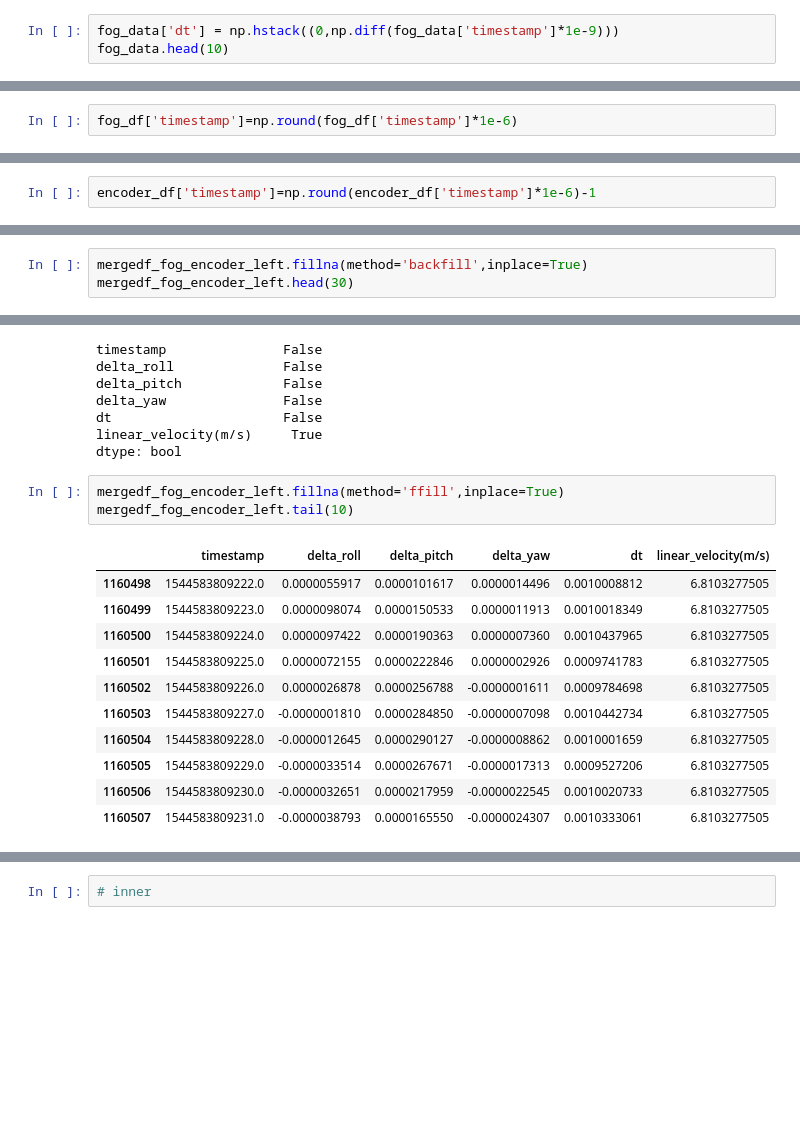
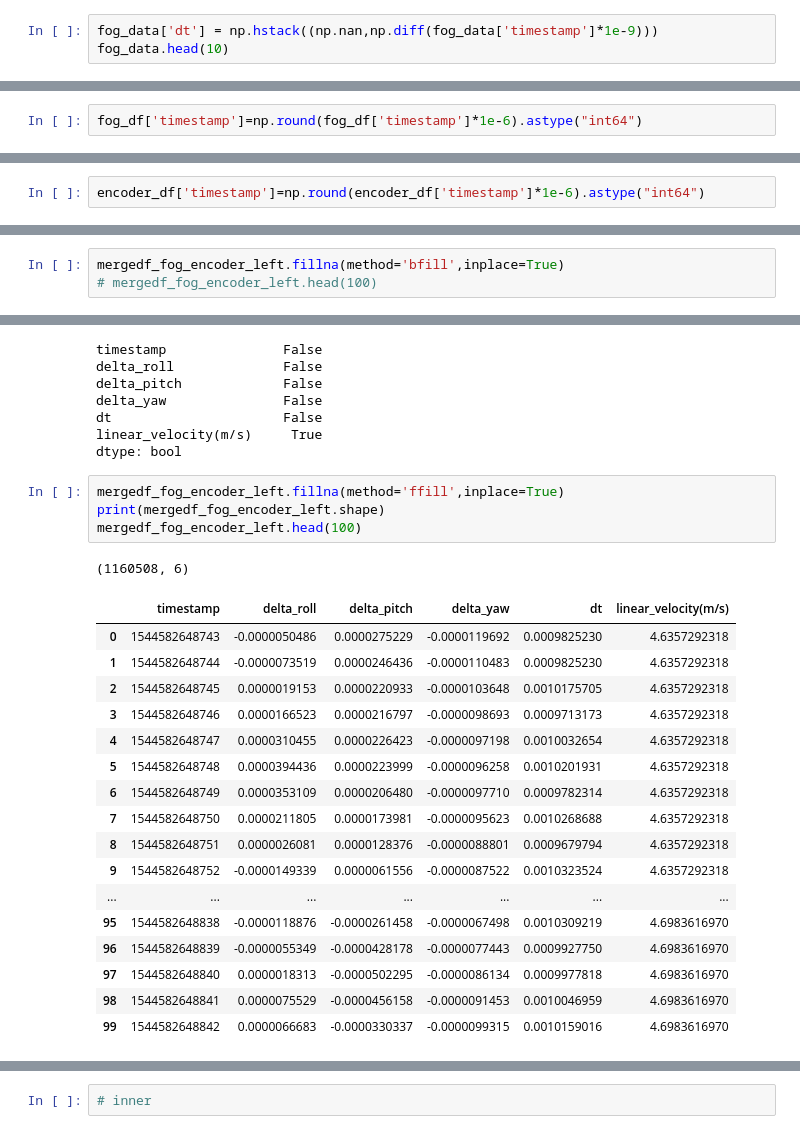
Before and after one commit to yifanwu2828/Particle-Filter-SLAM, a Jupyter notebook: code/data/exploreData.ipynb, the cells around one changed output, grey strips where cells are left out. Cells and saved outputs as stored; diff of their text form; blank space fills up the shorter version.

```diff
--- a/code/data/exploreData.ipynb
+++ b/code/data/exploreData.ipynb
@@ -140,5 +162,5 @@ pd.set_option("precision", 10)
 # %%
-fog_data['dt'] = np.hstack((0,np.diff(fog_data['timestamp']*1e-9)))
+fog_data['dt'] = np.hstack((np.nan,np.diff(fog_data['timestamp']*1e-9)))
 fog_data.head(10)
 # %% [output]
 |  | timestamp | delta_roll | delta_pitch | delta_yaw | dt |
@@ -208,7 +208,7 @@ encoder_df.head()
 | 3 | 1544582648781765037 | 4.5569718994 |
 | 4 | 1544582648791768265 | 4.5629081732 |
 # %%
-fog_df['timestamp']=np.round(fog_df['timestamp']*1e-6)
+fog_df['timestamp']=np.round(fog_df['timestamp']*1e-6).astype("int64")
 # %%
 print(fog_df.shape)
 fog_df.head(10)
@@ -228,5 +228,5 @@ fog_df.head(10)
 # %%
-encoder_df['timestamp']=np.round(encoder_df['timestamp']*1e-6)-1
+encoder_df['timestamp']=np.round(encoder_df['timestamp']*1e-6).astype("int64")
 # %%
 print(encoder_df.shape)
 encoder_df.head(10)
@@ -314,7 +279,7 @@ dt                      False
 linear_velocity(m/s)     True
 dtype: bool
 # %%
-mergedf_fog_encoder_left.fillna(method='backfill',inplace=True)
-mergedf_fog_encoder_left.head(30)
+mergedf_fog_encoder_left.fillna(method='bfill',inplace=True)
+# mergedf_fog_encoder_left.head(100)
 # %% [output]
 |  | timestamp | delta_roll | delta_pitch | delta_yaw | dt | linear_velocity(m/s) |
@@ -366,17 +331,25 @@ linear_velocity(m/s)     True
 dtype: bool
 # %%
 mergedf_fog_encoder_left.fillna(method='ffill',inplace=True)
-mergedf_fog_encoder_left.tail(10)
+print(mergedf_fog_encoder_left.shape)
+mergedf_fog_encoder_left.head(100)
 # %% [output]
+(1160508, 6)
 |  | timestamp | delta_roll | delta_pitch | delta_yaw | dt | linear_velocity(m/s) |
-| 1160498 | 1544583809222.0 | 0.0000055917 | 0.0000101617 | 0.0000014496 | 0.0010008812 | 6.8103277505 |
-| 1160499 | 1544583809223.0 | 0.0000098074 | 0.0000150533 | 0.0000011913 | 0.0010018349 | 6.8103277505 |
-| 1160500 | 1544583809224.0 | 0.0000097422 | 0.0000190363 | 0.0000007360 | 0.0010437965 | 6.8103277505 |
-| 1160501 | 1544583809225.0 | 0.0000072155 | 0.0000222846 | 0.0000002926 | 0.0009741783 | 6.8103277505 |
-| 1160502 | 1544583809226.0 | 0.0000026878 | 0.0000256788 | -0.0000001611 | 0.0009784698 | 6.8103277505 |
-| 1160503 | 1544583809227.0 | -0.0000001810 | 0.0000284850 | -0.0000007098 | 0.0010442734 | 6.8103277505 |
-| 1160504 | 1544583809228.0 | -0.0000012645 | 0.0000290127 | -0.0000008862 | 0.0010001659 | 6.8103277505 |
-| 1160505 | 1544583809229.0 | -0.0000033514 | 0.0000267671 | -0.0000017313 | 0.0009527206 | 6.8103277505 |
-| 1160506 | 1544583809230.0 | -0.0000032651 | 0.0000217959 | -0.0000022545 | 0.0010020733 | 6.8103277505 |
-| 1160507 | 1544583809231.0 | -0.0000038793 | 0.0000165550 | -0.0000024307 | 0.0010333061 | 6.8103277505 |
+| 0 | 1544582648743 | -0.0000050486 | 0.0000275229 | -0.0000119692 | 0.0009825230 | 4.6357292318 |
+| 1 | 1544582648744 | -0.0000073519 | 0.0000246436 | -0.0000110483 | 0.0009825230 | 4.6357292318 |
+| 2 | 1544582648745 | 0.0000019153 | 0.0000220933 | -0.0000103648 | 0.0010175705 | 4.6357292318 |
+| 3 | 1544582648746 | 0.0000166523 | 0.0000216797 | -0.0000098693 | 0.0009713173 | 4.6357292318 |
+| 4 | 1544582648747 | 0.0000310455 | 0.0000226423 | -0.0000097198 | 0.0010032654 | 4.6357292318 |
+| 5 | 1544582648748 | 0.0000394436 | 0.0000223999 | -0.0000096258 | 0.0010201931 | 4.6357292318 |
+| 6 | 1544582648749 | 0.0000353109 | 0.0000206480 | -0.0000097710 | 0.0009782314 | 4.6357292318 |
+| 7 | 1544582648750 | 0.0000211805 | 0.0000173981 | -0.0000095623 | 0.0010268688 | 4.6357292318 |
+| 8 | 1544582648751 | 0.0000026081 | 0.0000128376 | -0.0000088801 | 0.0009679794 | 4.6357292318 |
+| 9 | 1544582648752 | -0.0000149339 | 0.0000061556 | -0.0000087522 | 0.0010323524 | 4.6357292318 |
+| ... | ... | ... | ... | ... | ... | ... |
+| 95 | 1544582648838 | -0.0000118876 | -0.0000261458 | -0.0000067498 | 0.0010309219 | 4.6983616970 |
+| 96 | 1544582648839 | -0.0000055349 | -0.0000428178 | -0.0000077443 | 0.0009927750 | 4.6983616970 |
+| 97 | 1544582648840 | 0.0000018313 | -0.0000502295 | -0.0000086134 | 0.0009977818 | 4.6983616970 |
+| 98 | 1544582648841 | 0.0000075529 | -0.0000456158 | -0.0000091453 | 0.0010046959 | 4.6983616970 |
+| 99 | 1544582648842 | 0.0000066683 | -0.0000330337 | -0.0000099315 | 0.0010159016 | 4.6983616970 |
 # %%
```
Also changed, not shown: parts of 34 cells of this notebook.
